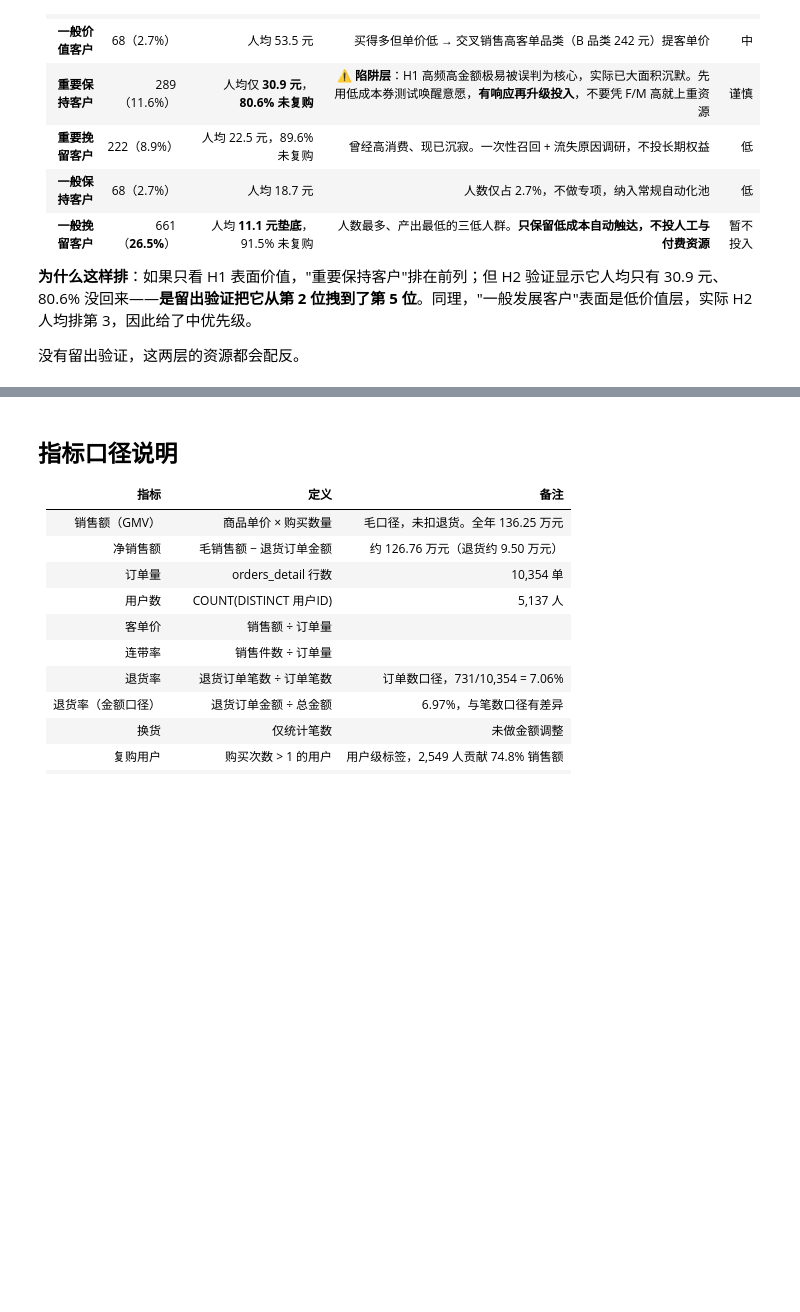
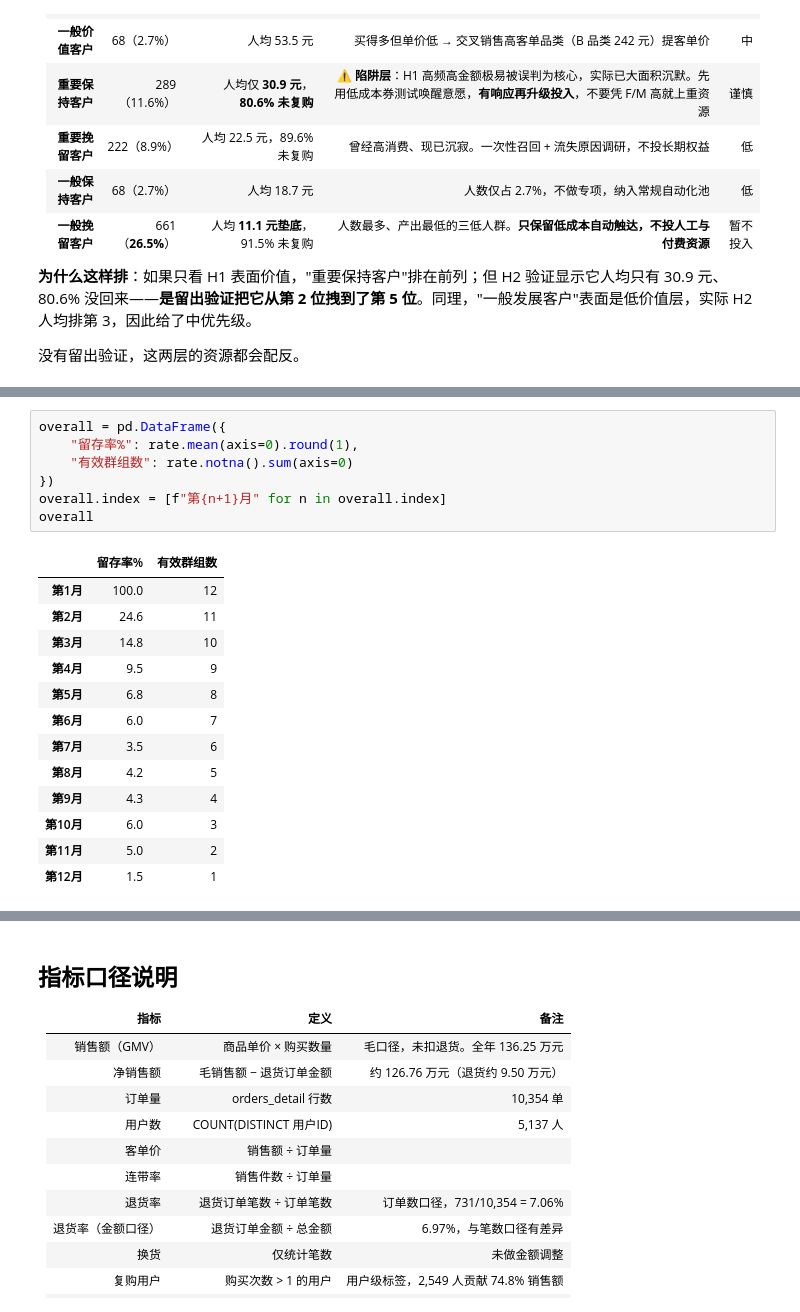
Before and after one commit to Lin-DongHai98/ecommerce-analysis, a Jupyter notebook: ecommerce_sales_rfm_analysis.ipynb, the cells around one changed output, grey strips where cells are left out. Drawn from its saved outputs; the diff is of its cells as text; blank space fills up the shorter version.

```diff
--- a/ecommerce_sales_rfm_analysis.ipynb
+++ b/ecommerce_sales_rfm_analysis.ipynb
@@ -1220,0 +1249,21 @@ print(result)
+# %%
+overall = pd.DataFrame({
+    "留存率%": rate.mean(axis=0).round(1),
+    "有效群组数": rate.notna().sum(axis=0)
+})
+overall.index = [f"第{n+1}月" for n in overall.index]
+overall
+# %% [output]
+|  | 留存率% | 有效群组数 |
+| 第1月 | 100.0 | 12 |
+| 第2月 | 24.6 | 11 |
+| 第3月 | 14.8 | 10 |
+| 第4月 | 9.5 | 9 |
+| 第5月 | 6.8 | 8 |
+| 第6月 | 6.0 | 7 |
+| 第7月 | 3.5 | 6 |
+| 第8月 | 4.2 | 5 |
+| 第9月 | 4.3 | 4 |
+| 第10月 | 6.0 | 3 |
+| 第11月 | 5.0 | 2 |
+| 第12月 | 1.5 | 1 |
```
Also changed, not shown: parts of 10 cells of this notebook, 2 other files.
